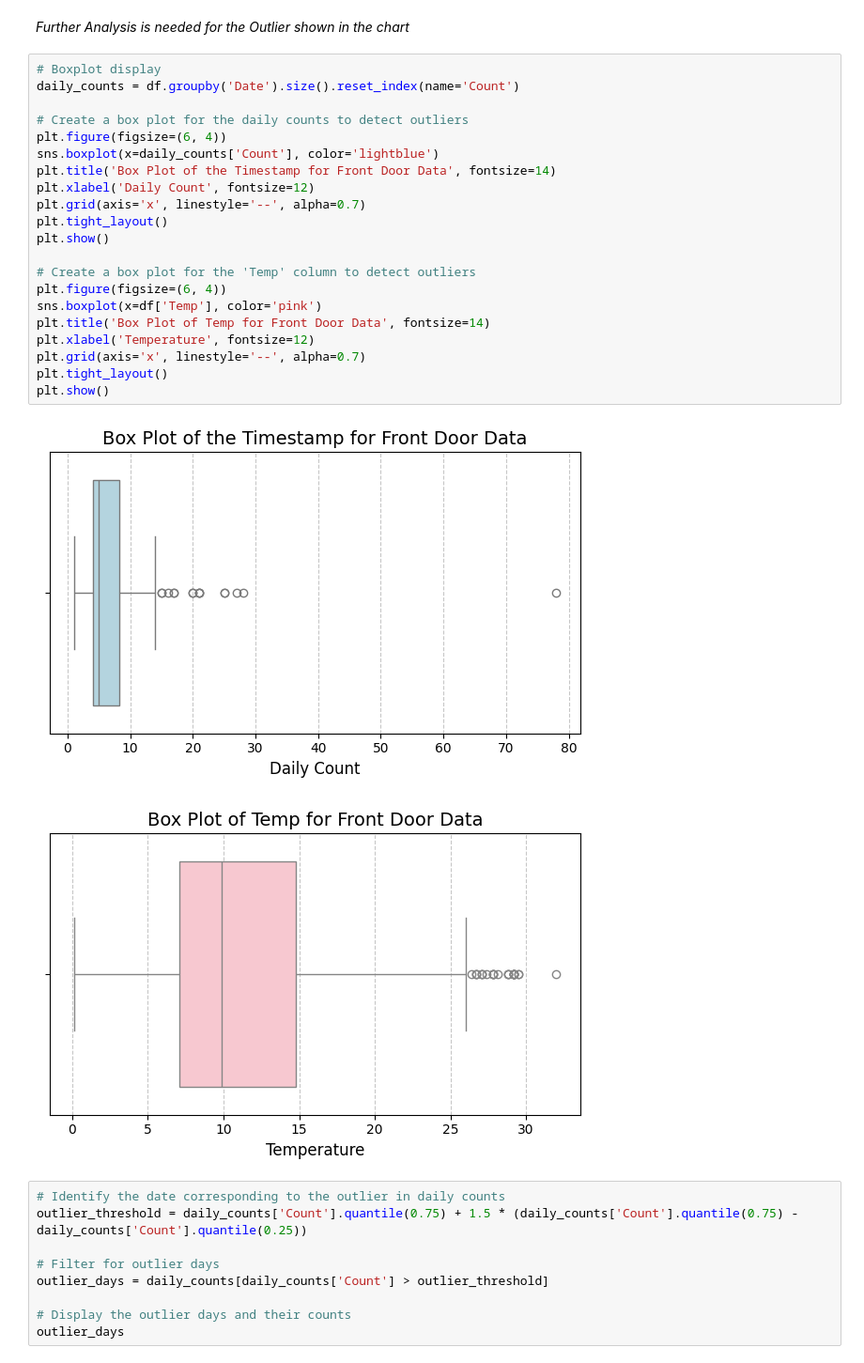
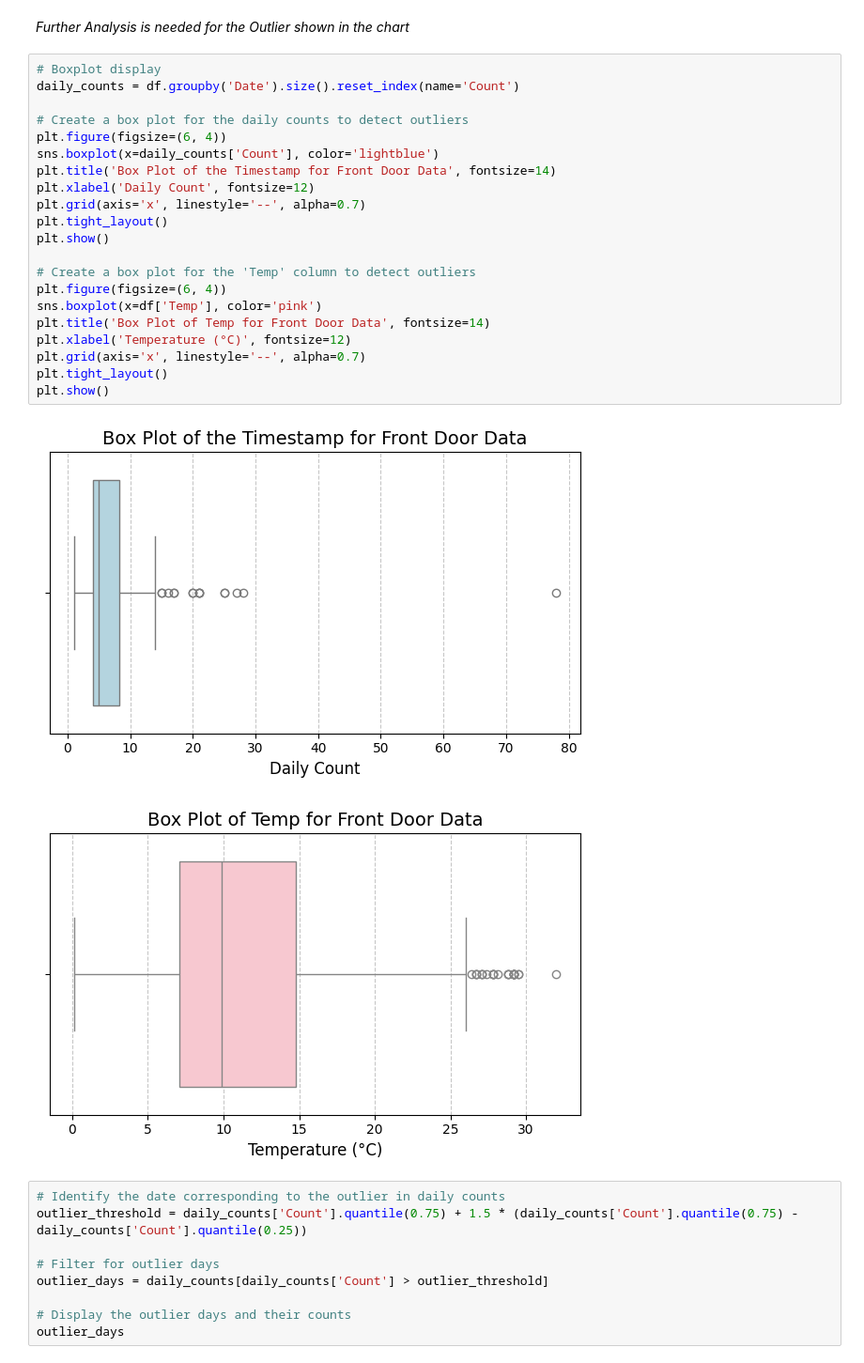
Before and after one commit to oxayavongsa/aai-530-iot, a Jupyter notebook: EDA2.ipynb, the cells around one changed output. Shown at 94% size. Saved outputs shown, nothing was run; the diff lists cells and outputs as text.

```diff
--- a/EDA2.ipynb
+++ b/EDA2.ipynb
@@ -240,27 +240,27 @@ plt.show()
 # %%
 # Boxplot display
 daily_counts = df.groupby('Date').size().reset_index(name='Count')
 
 # Create a box plot for the daily counts to detect outliers
 plt.figure(figsize=(6, 4))
 sns.boxplot(x=daily_counts['Count'], color='lightblue')
 plt.title('Box Plot of the Timestamp for Front Door Data', fontsize=14)
 plt.xlabel('Daily Count', fontsize=12)
 plt.grid(axis='x', linestyle='--', alpha=0.7)
 plt.tight_layout()
 plt.show()
 
 # Create a box plot for the 'Temp' column to detect outliers
 plt.figure(figsize=(6, 4))
 sns.boxplot(x=df['Temp'], color='pink')
 plt.title('Box Plot of Temp for Front Door Data', fontsize=14)
-plt.xlabel('Temperature', fontsize=12)
+plt.xlabel('Temperature (°C)', fontsize=12)
 plt.grid(axis='x', linestyle='--', alpha=0.7)
 plt.tight_layout()
 plt.show()
 # %% [output]
 [figure]
-[figure, old version]
+[figure, new version]
 # %%
 # Identify the date corresponding to the outlier in daily counts
 outlier_threshold = daily_counts['Count'].quantile(0.75) + 1.5 * (daily_counts['Count'].quantile(0.75) - daily_counts['Count'].quantile(0.25))
```
Also changed, not shown: parts of 18 cells of this notebook.
